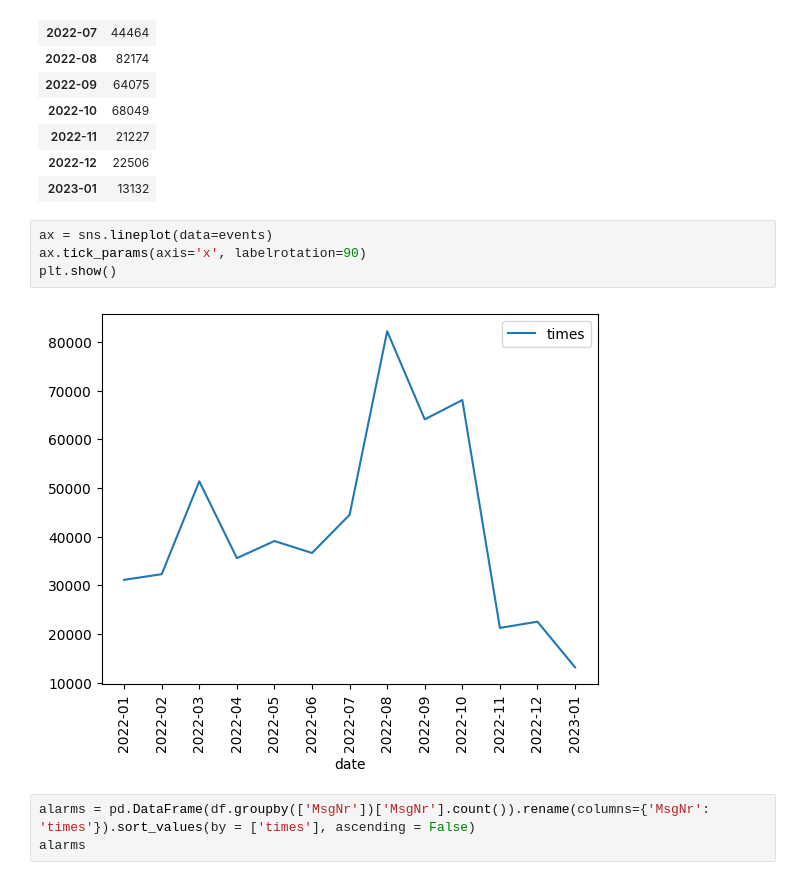
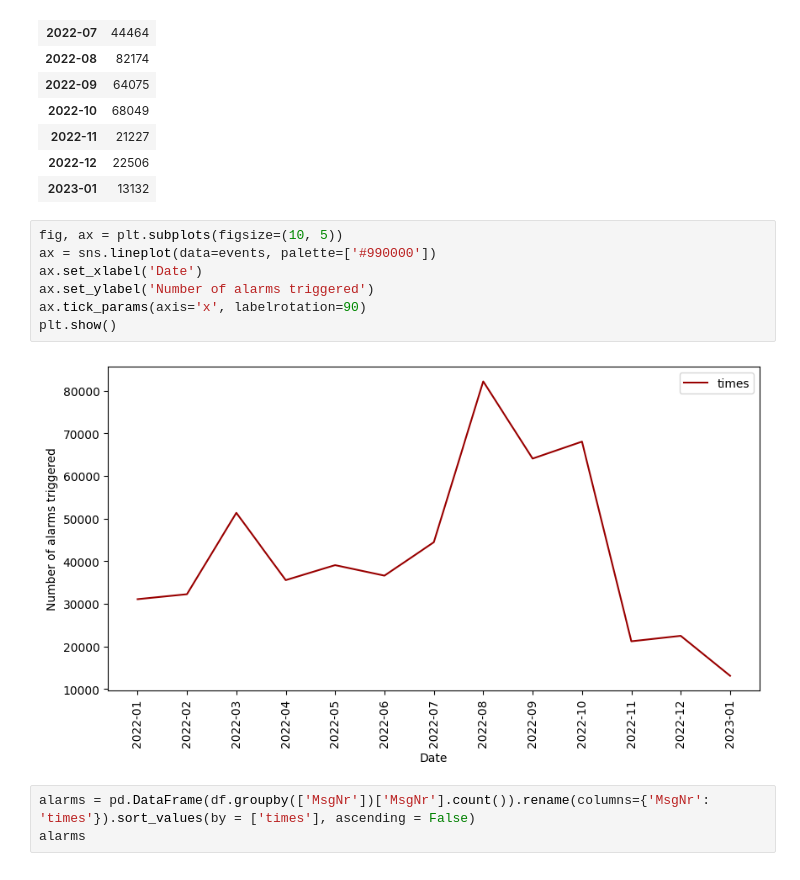
Before and after one commit to manueldelangel/alarm, a Jupyter notebook: data_exploration.ipynb, the cells around one changed output. Saved outputs shown, nothing was run; the diff lists cells and outputs as text.

```diff
--- a/data_exploration.ipynb
+++ b/data_exploration.ipynb
@@ -154,11 +158,14 @@ events
 | 2022-12 | 22506 |
 | 2023-01 | 13132 |
 # %%
-ax = sns.lineplot(data=events)
+fig, ax = plt.subplots(figsize=(10, 5))
+ax = sns.lineplot(data=events, palette=['#990000'])
+ax.set_xlabel('Date')
+ax.set_ylabel('Number of alarms triggered')
 ax.tick_params(axis='x', labelrotation=90)
 plt.show()
 # %% [output]
-[figure, old version]
+[figure, new version]
 # %%
 alarms = pd.DataFrame(df.groupby(['MsgNr'])['MsgNr'].count()).rename(columns={'MsgNr': 'times'}).sort_values(by = ['times'], ascending = False)
 alarms
```
Also changed, not shown: parts of 15 cells of this notebook, 9 other files.
